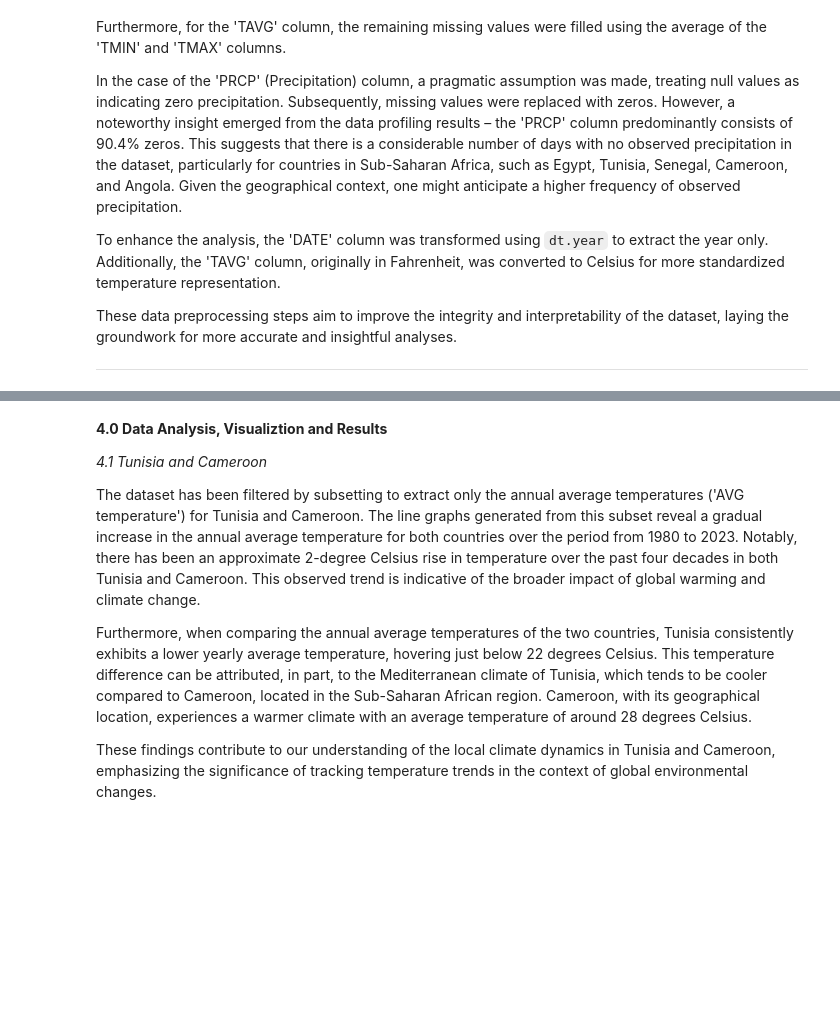
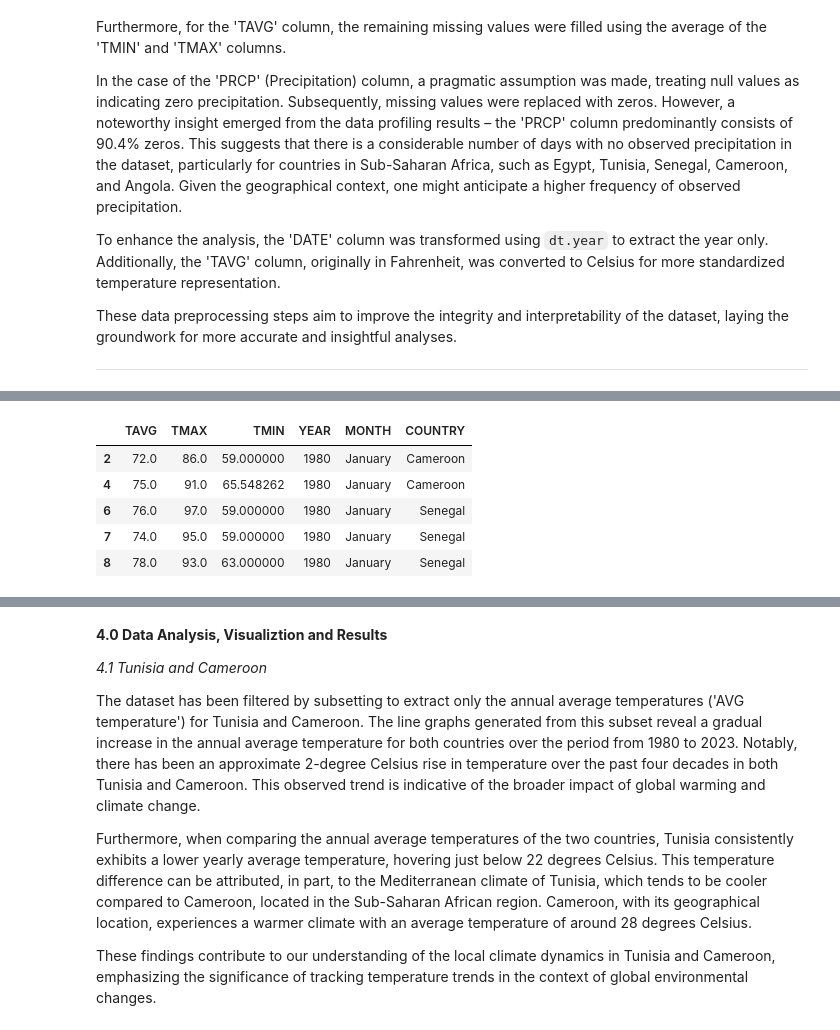
Before and after one commit to Benbuk/GOMYCODE_DS_Bootcamp, a Jupyter notebook: Data_Visualization_with_Python.ipynb, the cells around one changed output, grey strips where cells are left out. Saved outputs shown, nothing was run; the diff lists cells and outputs as text; code cells hidden in the pictures; blank space fills up the shorter version.

```diff
--- a/Data_Visualization_with_Python.ipynb
+++ b/Data_Visualization_with_Python.ipynb
@@ -166,2 +201,12 @@ Africa_climate_change.head(-50)
+# %%
+#Dataset without outliers
+Africa_climate_change_outliers.head()
+# %% [output]
+|  | TAVG | TMAX | TMIN | YEAR | MONTH | COUNTRY |
+| 2 | 72.0 | 86.0 | 59.000000 | 1980 | January | Cameroon |
+| 4 | 75.0 | 91.0 | 65.548262 | 1980 | January | Cameroon |
+| 6 | 76.0 | 97.0 | 59.000000 | 1980 | January | Senegal |
+| 7 | 74.0 | 95.0 | 59.000000 | 1980 | January | Senegal |
+| 8 | 78.0 | 93.0 | 63.000000 | 1980 | January | Senegal |
 # %%
 #grouping the data set to make easier to understand
```
Also changed, not shown: parts of 9 cells of this notebook.
